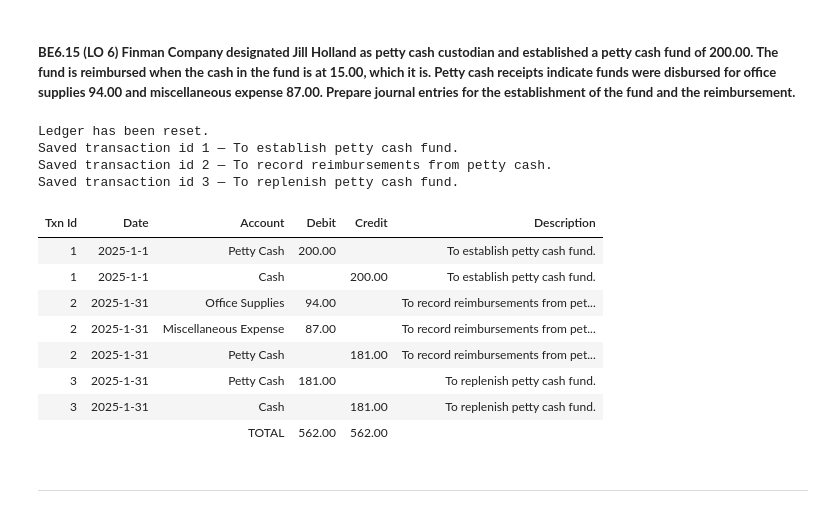
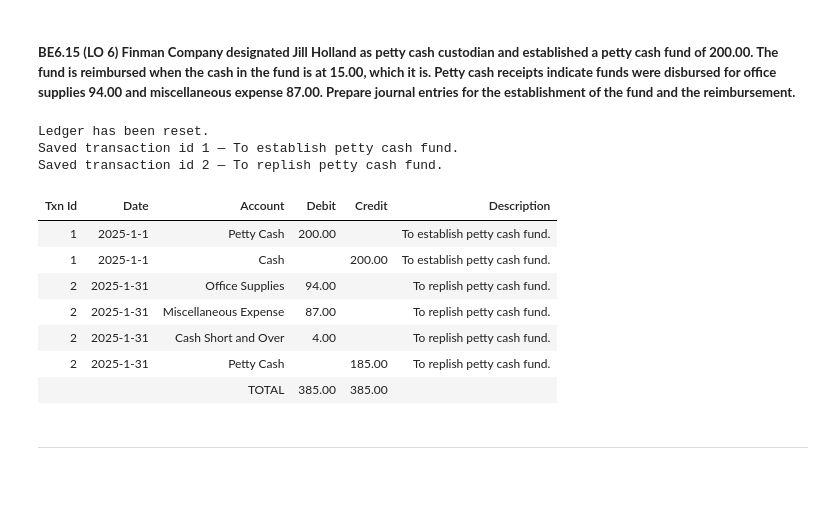
Before and after one commit to ekmartinez/Accounting, a Jupyter notebook: 02_Cash_And_Receivables/02_Cash_And_Receivables_Brief_Exercises.ipynb, the cells around one changed output. Drawn from its saved outputs; the diff is of its cells as text; code cells hidden in the pictures; blank space fills up the shorter version.

```diff
--- a/02_Cash_And_Receivables/02_Cash_And_Receivables_Brief_Exercises.ipynb
+++ b/02_Cash_And_Receivables/02_Cash_And_Receivables_Brief_Exercises.ipynb
@@ -677,52 +677,39 @@ Days' Sales in Receivable      27.36
 # %%
 finman = Ledger()
 finman.reset()
 
-petty_cash = 200
-office_supplies = 94
-miscellaneous_expense = 87
-total_expenses = office_supplies + miscellaneous_expense
-
 finman.add_entry(
     [
-        {"date": "2025-1-1", "account": "Petty Cash", "debit": petty_cash, "credit": 0},
-        {"date": "2025-1-1", "account": "Cash", "debit": 0, "credit": petty_cash},
+        {"date": "2025-1-1", "account": "Petty Cash", "debit": 200, "credit": 0},
+        {"date": "2025-1-1", "account": "Cash", "debit": 0, "credit": 200},
     ],
     description="To establish petty cash fund.",
 )
 
 finman.add_entry(
     [
-        {"date": "2025-1-31", "account": "Office Supplies", "debit": office_supplies, "credit": 0},
-        {"date": "2025-1-31", "account": "Miscellaneous Expense", "debit": miscellaneous_expense, "credit": 0},
-        {"date": "2025-1-31", "account": "Petty Cash", "debit": 0, "credit": total_expenses},
+        {"date": "2025-1-31", "account": "Office Supplies", "debit": 94, "credit": 0},
+        {"date": "2025-1-31", "account": "Miscellaneous Expense", "debit": 87, "credit": 0},
+        {"date": "2025-1-31", "account": "Cash Short and Over", "debit": 4, "credit": 0},
+        {"date": "2025-1-31", "account": "Petty Cash", "debit": 0, "credit": 185},
     ],
-    description="To record reimbursements from petty cash.",
+    description="To replish petty cash fund.",
 )
 
-finman.add_entry(
-    [
-        {"date": "2025-1-31", "account": "Petty Cash", "debit": total_expenses, "credit": 0},
-        {"date": "2025-1-31", "account": "Cash", "debit": 0, "credit": total_expenses},
-    ],
-    description="To replenish petty cash fund.",
-)
 
 display(HTML(format_ledger_table(finman).to_html(index=False)))
 # %% [output]
 Ledger has been reset.
 Saved transaction id 1 — To establish petty cash fund.
-Saved transaction id 2 — To record reimbursements from petty cash.
-Saved transaction id 3 — To replenish petty cash fund.
+Saved transaction id 2 — To replish petty cash fund.
 | Txn Id | Date | Account | Debit | Credit | Description |
 | 1 | 2025-1-1 | Petty Cash | 200.00 |  | To establish petty cash fund. |
 | 1 | 2025-1-1 | Cash |  | 200.00 | To establish petty cash fund. |
-| 2 | 2025-1-31 | Office Supplies | 94.00 |  | To record reimbursements from pet... |
-| 2 | 2025-1-31 | Miscellaneous Expense | 87.00 |  | To record reimbursements from pet... |
-| 2 | 2025-1-31 | Petty Cash |  | 181.00 | To record reimbursements from pet... |
-| 3 | 2025-1-31 | Petty Cash | 181.00 |  | To replenish petty cash fund. |
-| 3 | 2025-1-31 | Cash |  | 181.00 | To replenish petty cash fund. |
-|  |  | TOTAL | 562.00 | 562.00 |  |
+| 2 | 2025-1-31 | Office Supplies | 94.00 |  | To replish petty cash fund. |
+| 2 | 2025-1-31 | Miscellaneous Expense | 87.00 |  | To replish petty cash fund. |
+| 2 | 2025-1-31 | Cash Short and Over | 4.00 |  | To replish petty cash fund. |
+| 2 | 2025-1-31 | Petty Cash |  | 185.00 | To replish petty cash fund. |
+|  |  | TOTAL | 385.00 | 385.00 |  |
 # %% [markdown]
 ---
 # %% [markdown]
```
Also changed, not shown: parts of 2 cells of this notebook.
